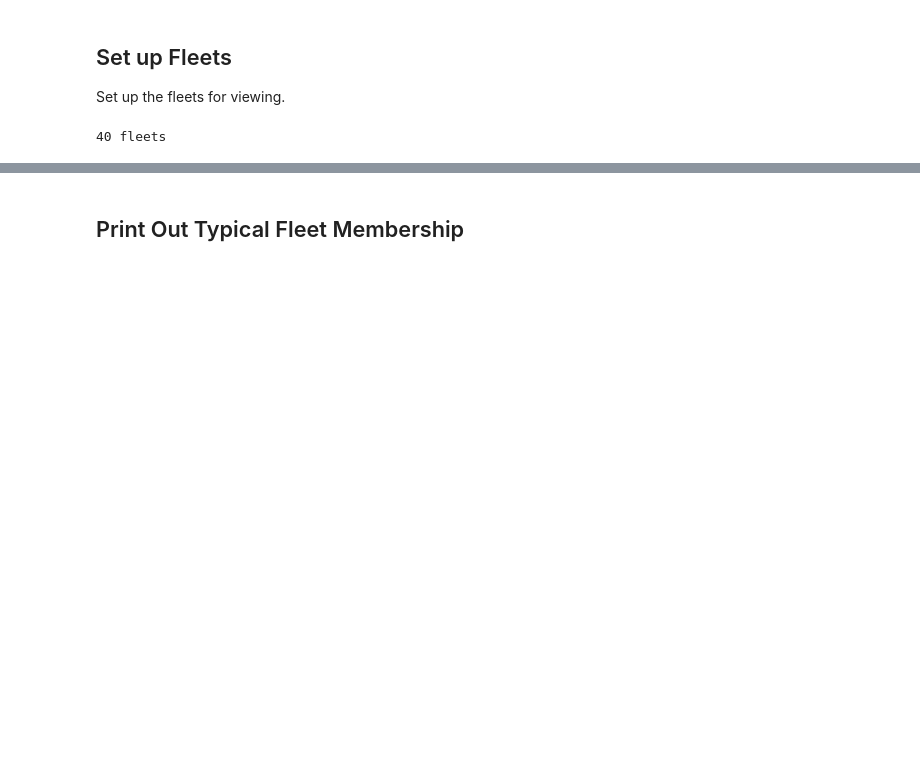
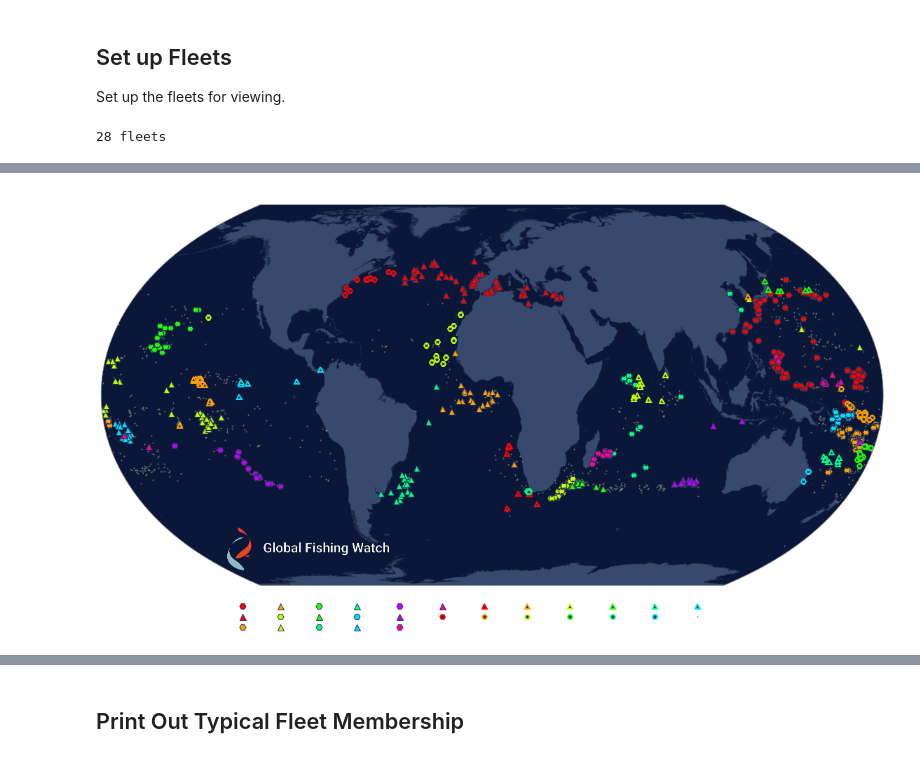
Before and after one commit to GlobalFishingWatch/fleet-clustering, a Jupyter notebook: FleetGrouping-Longlines.ipynb, the cells around one changed output, grey strips where cells are left out. Saved outputs shown, nothing was run; the diff lists cells and outputs as text; code cells hidden in the pictures; blank space fills up the shorter version.

```diff
--- a/FleetGrouping-Longlines.ipynb
+++ b/FleetGrouping-Longlines.ipynb
@@ -37,10 +37,11 @@ from fleet_clustering import animation
 Load the AIS data that we use for clustering. Note that it onlyu includes vessels away
 from shores so as to exclude clustering on ports
 # %%
-all_by_date = bq.load_ais_by_date('drifting_longlines', dt.date(2016, 1, 1), dt.date(2018, 12, 31),
+all_by_date = bq.load_ais_by_date('drifting_longlines', dt.date(2016, 1, 1),
+                                  dt.date(2018, 12, 31),
                                  fishing_only=False, min_km_from_shore=0)
 pruned_by_date = {k : filters.remove_near_shore(10,
                             filters.remove_chinese_coast(v)) for (k, v) in all_by_date.items()}
-valid_ssvid = sorted(filters.find_valid_ssvid(pruned_by_date))
+# valid_ssvid = sorted(filters.find_valid_ssvid(pruned_by_date))
 # %% [output]
 2016-01-01
@@ -65,4 +66,5 @@ In addition, distances have a floor of 1 km to prevent overclustering when boats
 up together, etc.
 # %%
 dists_by_date = {}
+valid_ssvid_by_date = {}
 # %%
@@ -122,21 +131,21 @@ for start_date, dists in dists_by_date.items():
 # %% [markdown]
 ## Create Psuedo Distance From Fleet Membership
 # %%
-pdists_by_date = {}
-for date in ['20160101', '20170101', '20180101']:
-    pdists = np.zeros_like(dists_by_date[date])
-    raw_labels = np.asarray(raw_clusterers[date].labels_)
-    SCALE = 1000
-    UNKNOWN_FLEET_DIST = 1 * SCALE
-    OTHER_FLEET_DIST = 2 * SCALE
-    mask = (raw_labels == -1)
-    for i, fid in enumerate(raw_labels):
-        if fid == -1:
-            pdists[i] = UNKNOWN_FLEET_DIST
-        else:
-            pdists[i] = OTHER_FLEET_DIST * (raw_labels != fid)
-            pdists[i, mask] = UNKNOWN_FLEET_DIST
-    pdists_by_date[date] = pdists
+# pdists_by_date = {}
+# for date in ['20160101', '20170101', '20180101']:
+#     pdists = np.zeros_like(dists_by_date[date])
+#     raw_labels = np.asarray(raw_clusterers[date].labels_)
+#     SCALE = 1000
+#     UNKNOWN_FLEET_DIST = 1 * SCALE
+#     OTHER_FLEET_DIST = 2 * SCALE
+#     mask = (raw_labels == -1)
+#     for i, fid in enumerate(raw_labels):
+#         if fid == -1:
+#             pdists[i] = UNKNOWN_FLEET_DIST
+#         else:
+#             pdists[i] = OTHER_FLEET_DIST * (raw_labels != fid)
+#             pdists[i, mask] = UNKNOWN_FLEET_DIST
+#     pdists_by_date[date] = pdists
 # %% [markdown]
 ## Set up Fleets
 
@@ -150,7 +159,7 @@ def to_rgb(string):
     return [int(x, 16) / 225.0 for x in (r, g, b)]
 
 
-def find_labels(dists):
+def find_labels(dists, valid_ssvid):
     clusterer = hdbscan.HDBSCAN(metric='precomputed',
                                 min_cluster_size=9).fit(dists)
 
@@ -277,20 +286,23 @@ def adapt_fleet_mapping(base_fleets, base_ssvid, base_labels, new_ssivd, new_lab
 
     return new_fleets, new_labels
 # %%
-joint_ssvid_2017, labels_2017 = find_labels(dists_by_date['20170101'])
+import imp; imp.reload(animation)
+joint_ssvid_2017, labels_2017 = find_labels(dists_by_date['20170101'],
+                                            valid_ssvid_by_date['20170101'])
 fleets_2017 = create_fleet_mapping(labels_2017)
 all_by_date_2017 = {k : v for (k, v) in all_by_date.items() if '20170101' <= k <= '20171231'}
 
 anim = animation.make_anim(joint_ssvid_2017,
                            labels_2017,
                            all_by_date_2017,
                            interval=100,
                            fleets=fleets_2017,
                            show_ungrouped=True,
                            alpha=1,
                            legend_cols=12,
                            ungrouped_legend="Ungrouped")
 HTML(anim.to_html5_video())
 # %% [output]
-40 fleets
+28 fleets
 [interactive output not drawn]
+[figure, added]
```
Also changed, not shown: parts of 12 cells of this notebook, 4 other files.
